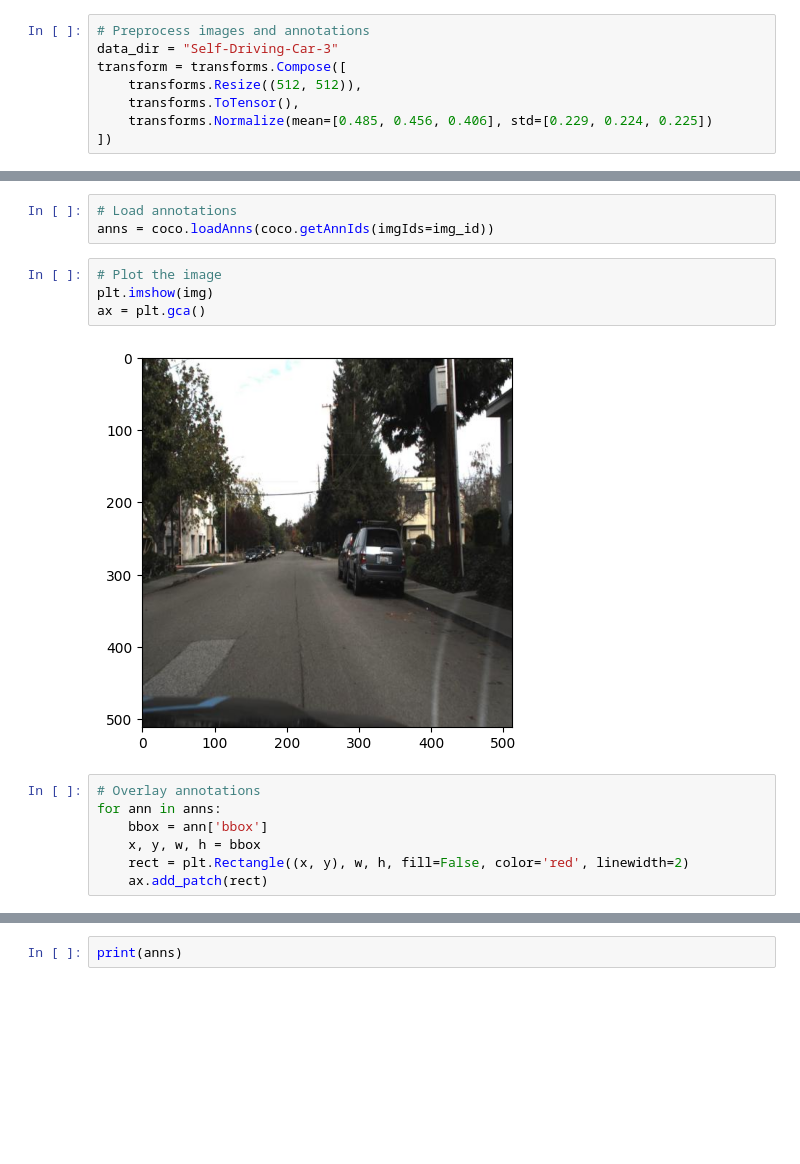
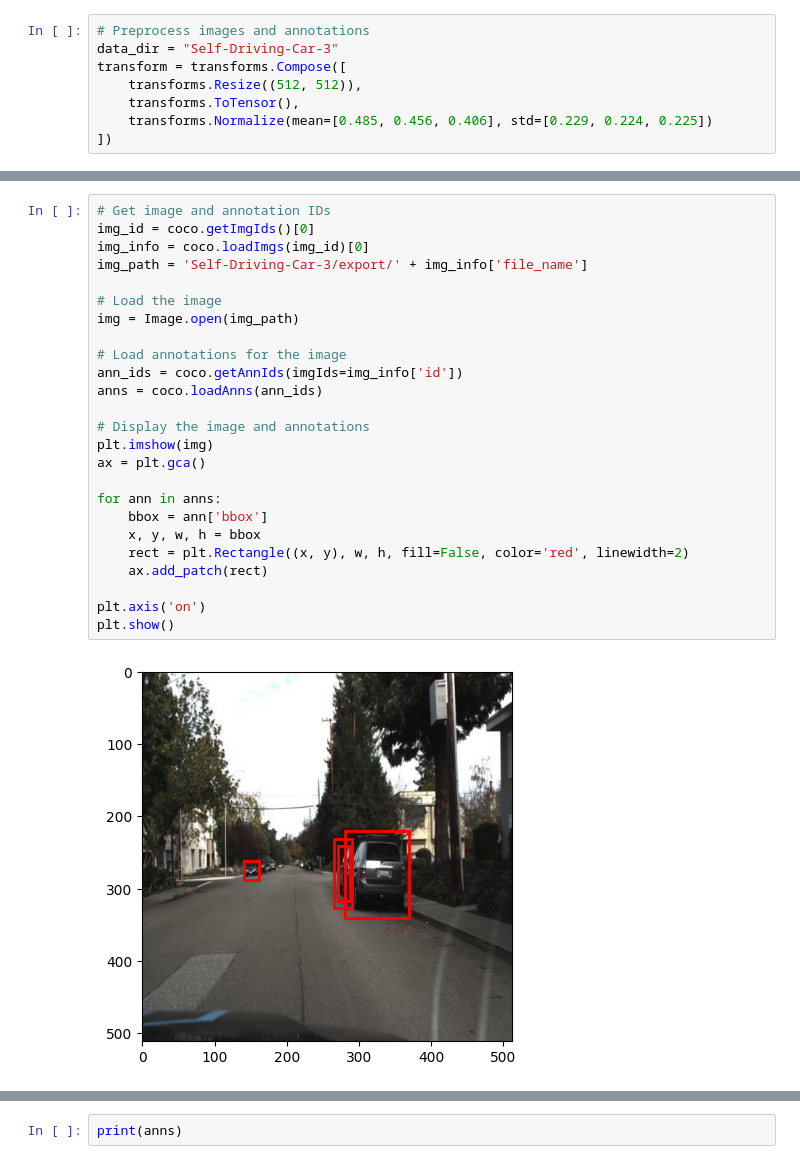
Before and after one commit to sumwas/Autonomous-Driving-with-Deep-Q-Networks, a Jupyter notebook: data.ipynb, the cells around one changed output, grey strips where cells are left out. Saved outputs shown, nothing was run; the diff lists cells and outputs as text; blank space fills up the shorter version.

Commit message:
data visual

```diff
--- a/data.ipynb
+++ b/data.ipynb
@@ -110,16 +101,27 @@ print(img_info)
-# %%
-# Load annotations
-anns = coco.loadAnns(coco.getAnnIds(imgIds=img_id))
-# %%
-# Plot the image
-plt.imshow(img)
-ax = plt.gca()
-# %% [output]
-[figure, removed]
 # %%
-# Overlay annotations
+# Get image and annotation IDs
+img_id = coco.getImgIds()[0]
+img_info = coco.loadImgs(img_id)[0]
+img_path = 'Self-Driving-Car-3/export/' + img_info['file_name']
+
+# Load the image
+img = Image.open(img_path)
+
+# Load annotations for the image
+ann_ids = coco.getAnnIds(imgIds=img_info['id'])
+anns = coco.loadAnns(ann_ids)
+
+# Display the image and annotations
+plt.imshow(img)
+ax = plt.gca()
+
 for ann in anns:
     bbox = ann['bbox']
     x, y, w, h = bbox
     rect = plt.Rectangle((x, y), w, h, fill=False, color='red', linewidth=2)
     ax.add_patch(rect)
+
+plt.axis('on')
+plt.show()
+# %% [output]
+[figure, added]
```
Also changed, not shown: parts of 9 cells of this notebook.
